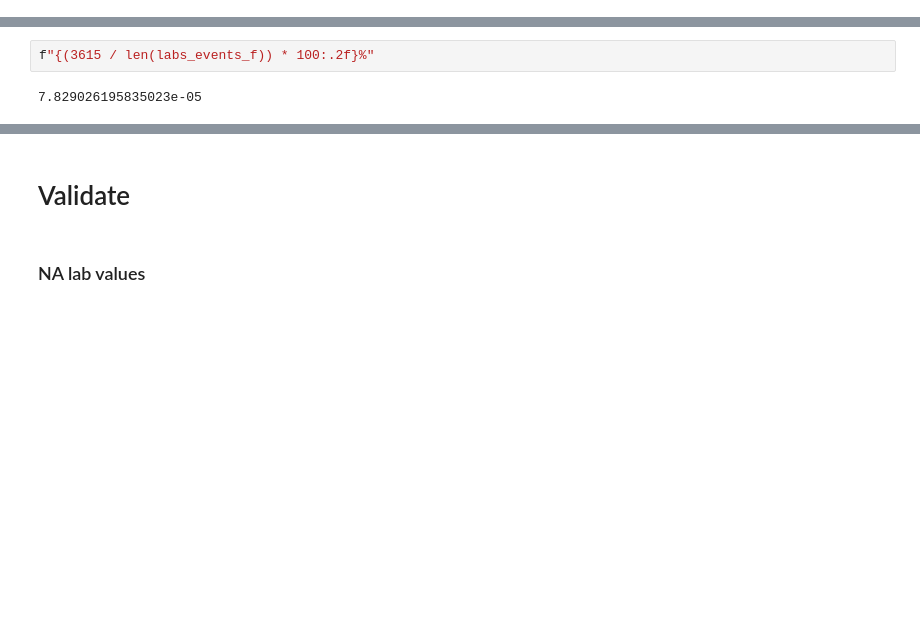
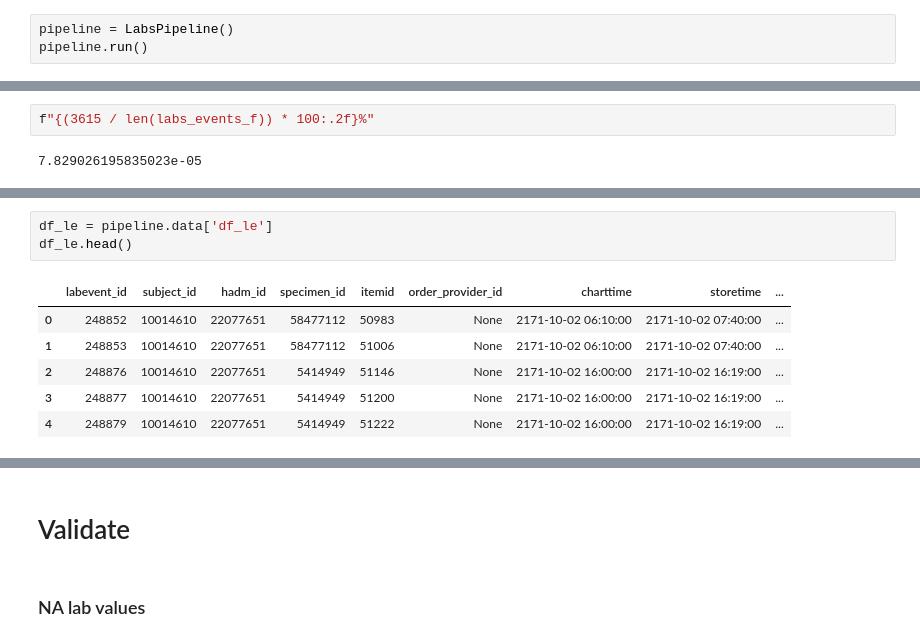
Before and after one commit to oldsandiaz/mimicclif, a Jupyter notebook: notebooks/labs_dev.ipynb, the cells around one changed output, grey strips where cells are left out. Saved outputs shown, nothing was run; the diff lists cells and outputs as text; blank space fills up the shorter version.

Commit message:
about to further debug in resp table

```diff
--- a/notebooks/labs_dev.ipynb
+++ b/notebooks/labs_dev.ipynb
@@ -19,0 +27,3 @@ loaded configuration from /Users/wliao0504/Library/Mobile Documents/com~apple~Cl
+# %%
+pipeline = LabsPipeline()
+pipeline.run()
@@ -116,0 +145,10 @@ f"{(3615 / len(labs_events_f)) * 100:.2f}%"
+# %%
+df_le = pipeline.data['df_le']
+df_le.head()
+# %% [output]
+|  | labevent_id | subject_id | hadm_id | specimen_id | itemid | order_provider_id | charttime | storetime | ... |
+| 0 | 248852 | 10014610 | 22077651 | 58477112 | 50983 | None | 2171-10-02 06:10:00 | 2171-10-02 07:40:00 | ... |
+| 1 | 248853 | 10014610 | 22077651 | 58477112 | 51006 | None | 2171-10-02 06:10:00 | 2171-10-02 07:40:00 | ... |
+| 2 | 248876 | 10014610 | 22077651 | 5414949 | 51146 | None | 2171-10-02 16:00:00 | 2171-10-02 16:19:00 | ... |
+| 3 | 248877 | 10014610 | 22077651 | 5414949 | 51200 | None | 2171-10-02 16:00:00 | 2171-10-02 16:19:00 | ... |
+| 4 | 248879 | 10014610 | 22077651 | 5414949 | 51222 | None | 2171-10-02 16:00:00 | 2171-10-02 16:19:00 | ... |
```
Also changed, not shown: parts of 13 cells of this notebook, 7 other files.
